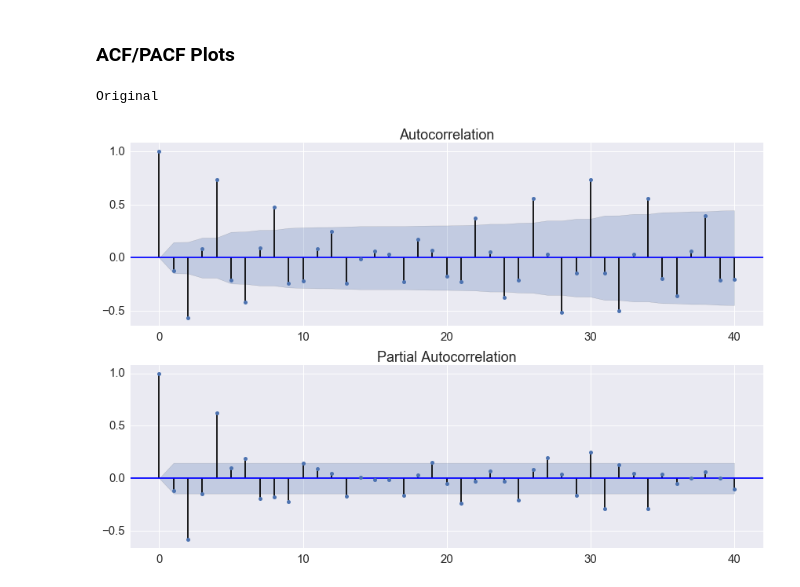
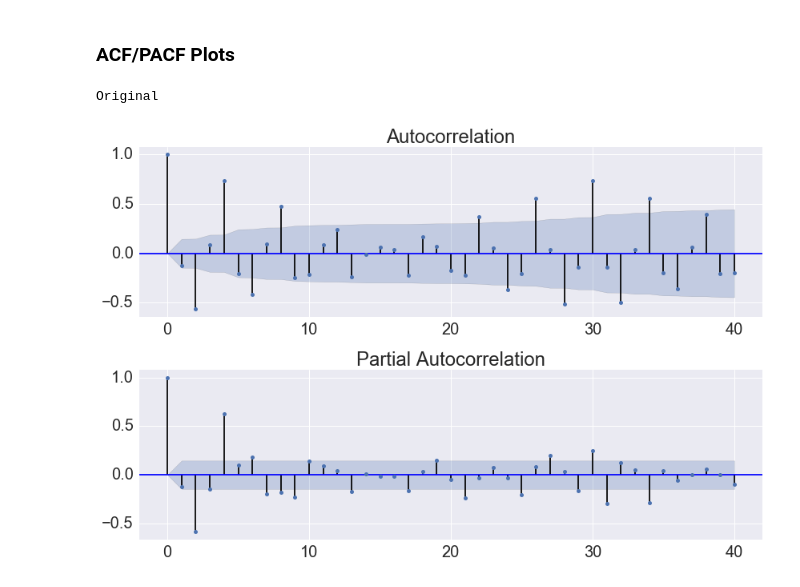
Before and after one commit to aky4wn/Sta863_FHMM, a Jupyter notebook: FHMM-Ghahramani.ipynb, the cells around one changed output. Cells and saved outputs as stored; diff of their text form; code cells hidden in the pictures.

Commit message:
Metrics processing

```diff
--- a/FHMM-Ghahramani.ipynb
+++ b/FHMM-Ghahramani.ipynb
@@ -1133,7 +1133,7 @@ def FHMM_compose(input_filename, output_filename, min_note, model, inference, me
         newNotes = new_GAM(n, M, K, pi, Tmat, mu, Sigma)
         ## Convert back to integers
 #         newNotes = np.round(np.std(notes)*newNotes + np.mean(notes))
-        newNotes = np.round(50*newNotes + np.mean(notes))
+        newNotes = np.round(100*newNotes + np.mean(notes))
         for j in range(len(notes)):
             if newNotes[j] not in possibleNotes:
                 newNotes[j] = find_nearest(possibleNotes, newNotes[j])
@@ -1143,7 +1143,7 @@ def FHMM_compose(input_filename, output_filename, min_note, model, inference, me
             for i in range(it):
                 newNotes = new_GAM(n, M, K, pi, Tmat, mu, Sigma)
                 ## Convert back to integers
-                newNotes = np.round(50*newNotes + np.mean(notes))
+                newNotes = np.round(100*newNotes + np.mean(notes))
                 for j in range(len(notes)):
                     if newNotes[j] not in possibleNotes:
                         newNotes[j] = find_nearest(possibleNotes, newNotes[j])
@@ -1949,7 +1962,7 @@ _, _, _, _, _, _, _, _, Bach_F = process_metrics('metrics/book2-fugue07__FHMMFac
 _, _, _, _, _, _, _, _, Bach_Gibbs = process_metrics('metrics/book2-fugue07__FHMMGibbs_3-tol0.01.csv')
 _, _, _, _, _, _, _, _, Bach_S = process_metrics('metrics/book2-fugue07__FHMMStructuralVI_3-tol0.01.csv')
 _, _, _, _, _, _, _, _, Bach_1 = process_metrics('metrics/book2-fugue07__first_order_5-tol0.01.csv')
-_, _, _, _, _, _, _, _, Bach_GAM = process_metrics('metrics/book2-fugue07__GAMGaussian_3-tol0.01.csv')
+_, _, _, _, _, _, _, _, Bach_GAM = process_metrics('metrics/book2-fugue07-TEST__GAMGaussian_3-tol0.01.csv')
 _, _, _, _, _, _, _, _, Bach_lay = process_metrics('metrics/book2-fugue07__layered_5-tol0.01.csv')
 _, _, _, _, _, _, _, _, Bach_rand = process_metrics('metrics/book2-fugue07__random_5-tol0.01.csv')
 
@@ -1978,7 +1991,7 @@ _, _, _, _, _, _, _, _, pach_F = process_metrics('metrics/pachelbel__FHMMFactori
 _, _, _, _, _, _, _, _, pach_Gibbs = process_metrics('metrics/pachelbel__FHMMGibbs_3-tol0.01.csv')
 _, _, _, _, _, _, _, _, pach_S = process_metrics('metrics/pachelbel__FHMMStructuralVI_3-tol0.01.csv')
 _, _, _, _, _, _, _, _, pach_1 = process_metrics('metrics/pachelbel__first_order_5-tol0.01.csv')
-_, _, _, _, _, _, _, _, pach_GAM = process_metrics('metrics/pachelbel__GAMGaussian_3-tol0.01.csv')
+_, _, _, _, _, _, _, _, pach_GAM = process_metrics('metrics/pachelbel-TEST__GAMGaussian_3-tol0.01.csv')
 _, _, _, _, _, _, _, _, pach_lay = process_metrics('metrics/pachelbel__layered_5-tol0.01.csv')
 _, _, _, _, _, _, _, _, pach_rand = process_metrics('metrics/pachelbel__random_5-tol0.01.csv')
 
@@ -2182,0 +2356,12 @@ FHMM-GAM              &    2.296 &        0.365 &  0.805 &  13.084 &  13.462 &
+# %%
+sns.set(font_scale=2)
+plt.figure(figsize = (16,8))
+ax = sns.boxplot(x="Model", y="value", hue="Piece", data=mdf)
+ax.set_ylim(-0.5, 8.5)
+ax.set_yticks(np.arange(1, 9))
+ax.set_ylabel("Metrics Ranks")
+plt.xticks(rotation = 45)
+plt.legend(bbox_to_anchor=(1.05, 0.5), loc=2, borderaxespad=0.)
+#plt.tight_layout()
+plt.savefig('Final_Report/Figures/metrics_ranks.png', bbox_inches="tight")
+plt.show()
@@ -2182,0 +2370,16 @@ FHMM-GAM              &    2.296 &        0.365 &  0.805 &  13.084 &  13.462 &
+# %%
+plt.figure(figsize = (16,8))
+sns.set(font_scale=1.6)
+ax = sns.boxplot(data = metrics_Twinkle.rank(axis = 0).transpose()[["Random", "FHMM-Gibbs", "FHMM-Factorized VI",
+                                           "FHMM-Structured VI", "FHMM-GAM"]],  palette="Set2", linewidth = 4)
+ax.set_ylim(-0.5, 8.5)
+ax.set_yticks(np.arange(1, 9))
+ax.set_ylabel("Metrics Ranks")
+pass
+
+
+
+
+
+# plt.tight_layout()
+# plt.savefig('Final_Report/Figures/first-order_twinkle_ACF.png')
@@ -2427,16 +2654,17 @@ axs = sns.heatmap(params_GAM[1][2], annot=True)
 #     print(newfile)
 # %%
 print("Original")
+plt.rcParams.update({'font.size': 18})
 fig = plt.figure(figsize=(12,8))
 ax1 = fig.add_subplot(211)
 fig = sm.graphics.tsa.plot_acf(notes, lags=40, ax=ax1)
 ax2 = fig.add_subplot(212)
 fig = sm.graphics.tsa.plot_pacf(notes, lags=40, ax=ax2)
 plt.tight_layout()
 plt.savefig('Final_Report/Figures/original_twinkle_ACF.png')
 # %% [output]
 Original
-[figure, old version]
+[figure, new version]
 # %%
 print("First Order")
 fig = plt.figure(figsize=(12,8))
```
Also changed, not shown: parts of 24 cells of this notebook.
